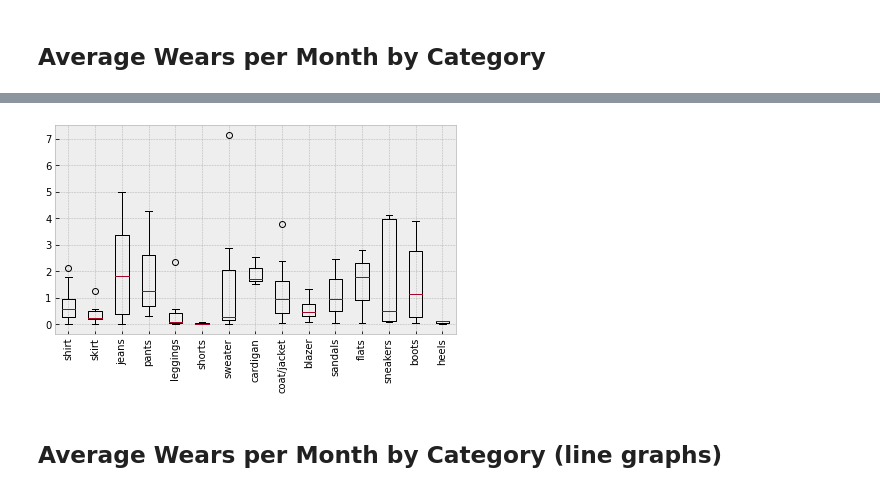
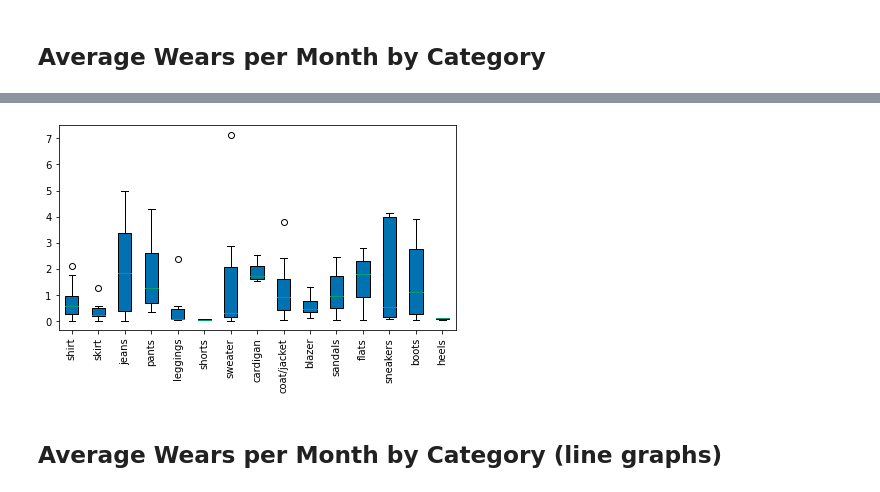
Before and after one commit to rebekahcallkacz/wardrobe-data-analysis, a Jupyter notebook: Data Analysis/data_visualization.ipynb, the cells around one changed output, grey strips where cells are left out. Saved outputs shown, nothing was run; the diff lists cells and outputs as text; code cells hidden in the pictures.

Commit message:
improved visuals

```diff
--- a/Data Analysis/data_visualization.ipynb
+++ b/Data Analysis/data_visualization.ipynb
@@ -14,7 +14,7 @@ import datetime as dt
 import calendar
 # %%
 # Set style
-plt.style.use('bmh')
+plt.style.use('seaborn-colorblind')
 # %%
 # Import dataset
 wardrobe_df = pd.read_csv('wardrobedata.csv')
@@ -129,13 +144,12 @@ plt.show()
 # %%
 # Same date but in a boxplot
-types = wardrobe_df['Category'].unique()
-plt.boxplot([wardrobe_df['Wears per Month'].loc[wardrobe_df['Category'] == cat] for cat in types])
+plt.boxplot([wardrobe_df['Wears per Month'].loc[wardrobe_df['Category'] == cat] for cat in types], patch_artist=True)
 plt.xticks(range(1, (len(types) + 1)), types, rotation='vertical')
 plt.tight_layout()
 plt.savefig('../Assets/Images/wpmcatbox.png')
 plt.show()
 # %% [output]
-[figure, old version]
+[figure, new version]
 # %% [markdown]
 ## Average Wears per Month by Category (line graphs)
 # %%
```
Also changed, not shown: parts of 15 cells of this notebook, 6 other files.
